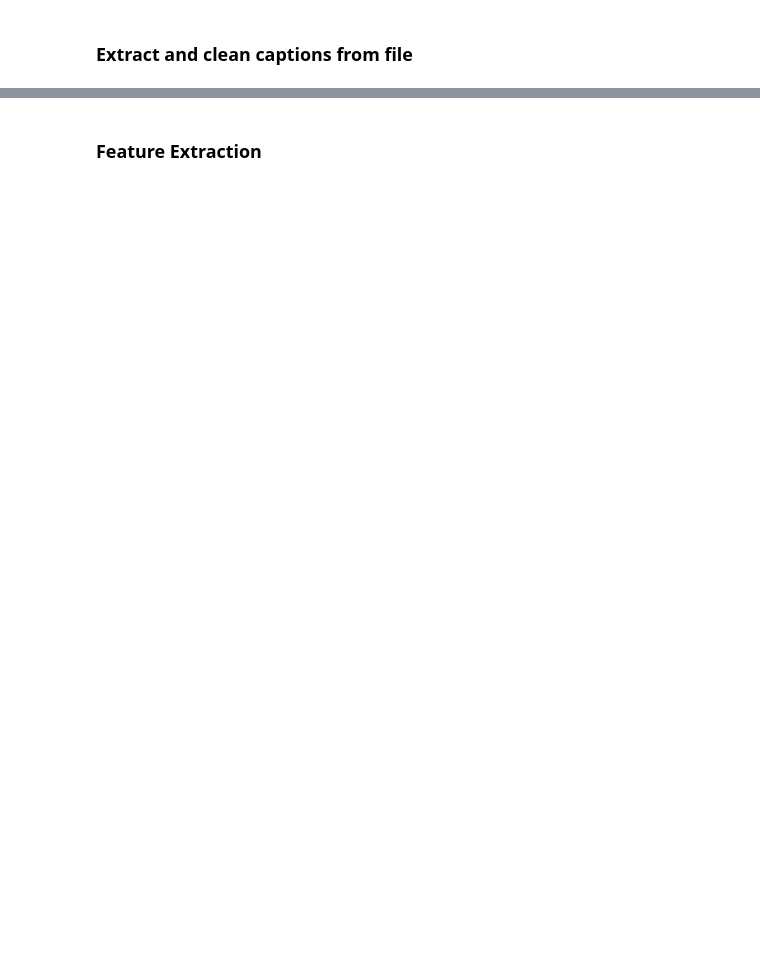
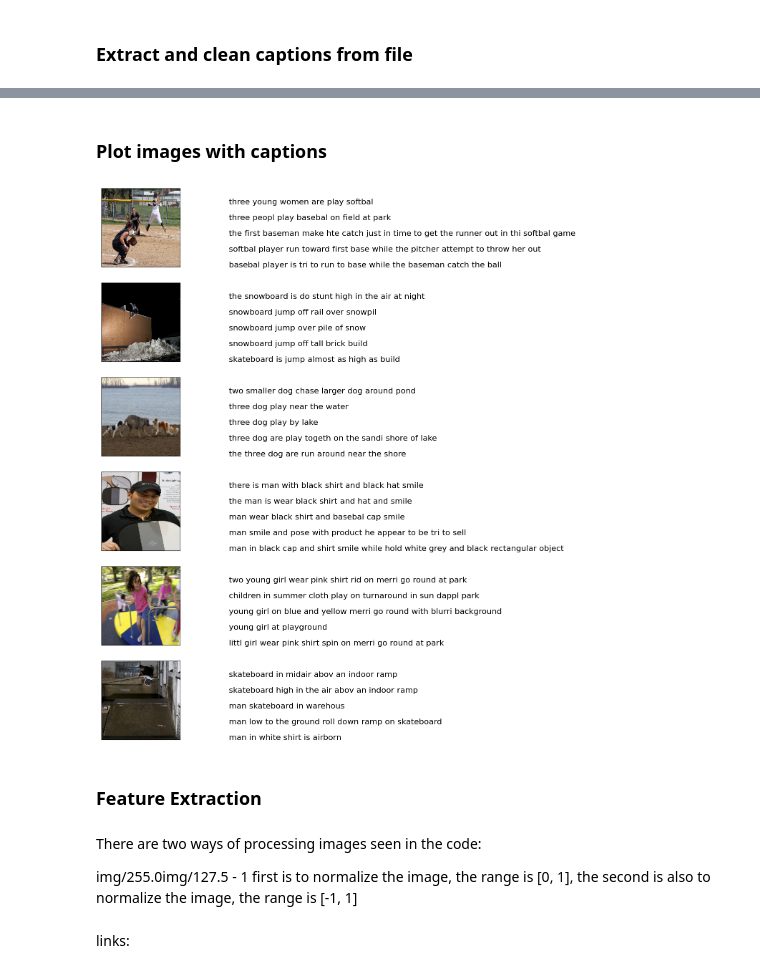
Before and after one commit to basavbamrah/image-caption-generator, a Jupyter notebook: train.ipynb, the cells around one changed output, grey strips where cells are left out. Cells and saved outputs as stored; diff of their text form; code cells hidden in the pictures; blank space fills up the shorter version.

```diff
--- a/train.ipynb
+++ b/train.ipynb
@@ -78,2 +119,34 @@ save_dic_to_text(cap_dict, 'cleaned_descriptions.txt')
+# %% [markdown]
+### Plot images with captions
+# %%
+import os
+from keras.utils import load_img
+
+target_size = (224, 224, 3)
+jpgs = os.listdir(path_img)
+fig = plt.figure(figsize=(10, 20))
+count = 1
+
+for i in range(6):
+    img_name = jpgs[i]
+    cap_list = cap_dict[img_name]
+    img_name = path_img+'/' + jpgs[i]
+    img = load_img(img_name, target_size=target_size)
+    ax = fig.add_subplot(6, 2, count, xticks=[], yticks=[])
+    ax.imshow(img)
+    count += 1
+    ax = fig.add_subplot(6, 2, count)
+    plt.axis('off')
+    ax.plot()
+    ax.set_ylim(0, len(cap_list))
+    ax.set_xlim(0, 1)
+    for i, j in enumerate(cap_list):
+        ax.text(0, i, j, fontsize=16)
+    count += 1
+
+    # plt.imshow(img)
+    # print(cap_list)
+# %% [output]
+[figure, added]
 # %% [markdown]
 ### Feature Extraction
@@ -81,0 +153,11 @@ def extract_feature(path):
+# %% [markdown]
+There are two ways of processing images seen in the code:
+
+img/255.0img/127.5 - 1
+first is to normalize the image, the range is [0, 1], the second is also to normalize the image, the range is [-1, 1]
+# %% [markdown]
+links:
+
+<!-- https://towardsdatascience.com/review-xception-with-depthwise-separable-convolution-better-than-inception-v3-image-dc967dd42568 -->
+
+<!-- By performing a spatial convolution an image can be transformed so that the pixel intensity represents the size of the gradient at the pixel location. -->
```
Also changed, not shown: parts of 20 cells of this notebook, 1 other file.
